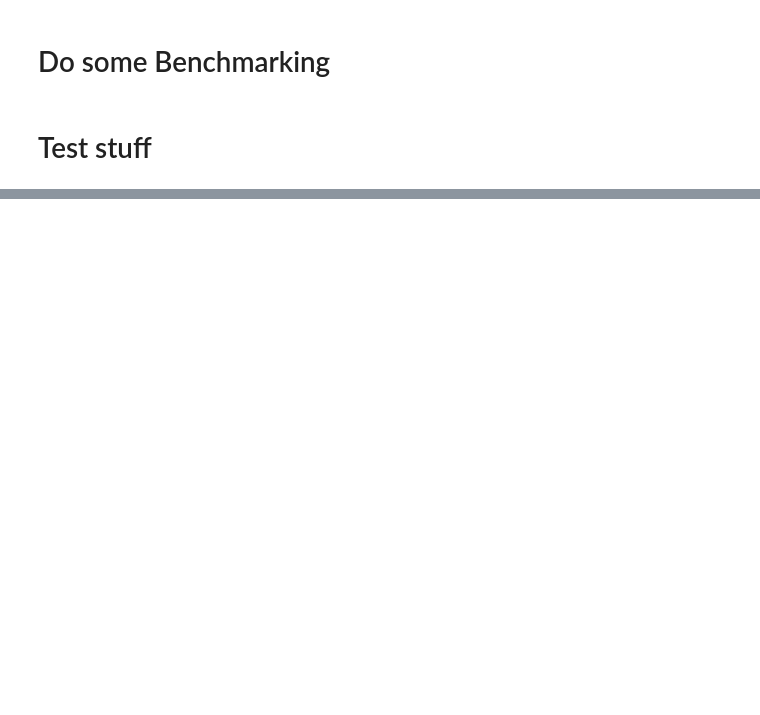
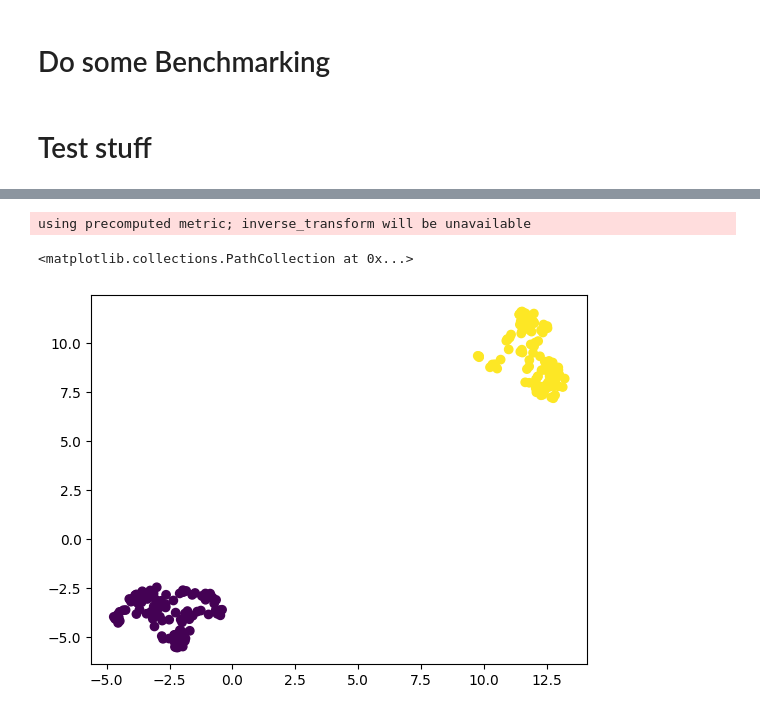
Before and after one commit to ginihumer/Amumo, a Jupyter notebook: notebooks/explore_clip.ipynb, the cells around one changed output, grey strips where cells are left out. Saved outputs shown, nothing was run; the diff lists cells and outputs as text; code cells hidden in the pictures; blank space fills up the shorter version.

```diff
--- a/notebooks/explore_clip.ipynb
+++ b/notebooks/explore_clip.ipynb
@@ -804,0 +888,15 @@ _ = get_textual_label_for_cluster([1,2,3,4,5,6,7,8,9,10], all_prompts)
+# %%
+
+# Calculate pairwise Euclidean distance
+distances = cdist(clip_embeddings, clip_embeddings, metric='cosine')
+
+umap_proj = UMAP(
+    metric="precomputed",
+    random_state=31415
+)
+pre_emb = umap_proj.fit_transform(distances)
+plt.scatter(pre_emb[:,0], pre_emb[:,1], c=[0]*100 + [1]*100)
+# %% [output]
+using precomputed metric; inverse_transform will be unavailable
+<matplotlib.collections.PathCollection at 0x...>
+[figure, added]
```
Also changed, not shown: parts of 24 cells of this notebook, 3 other files.
